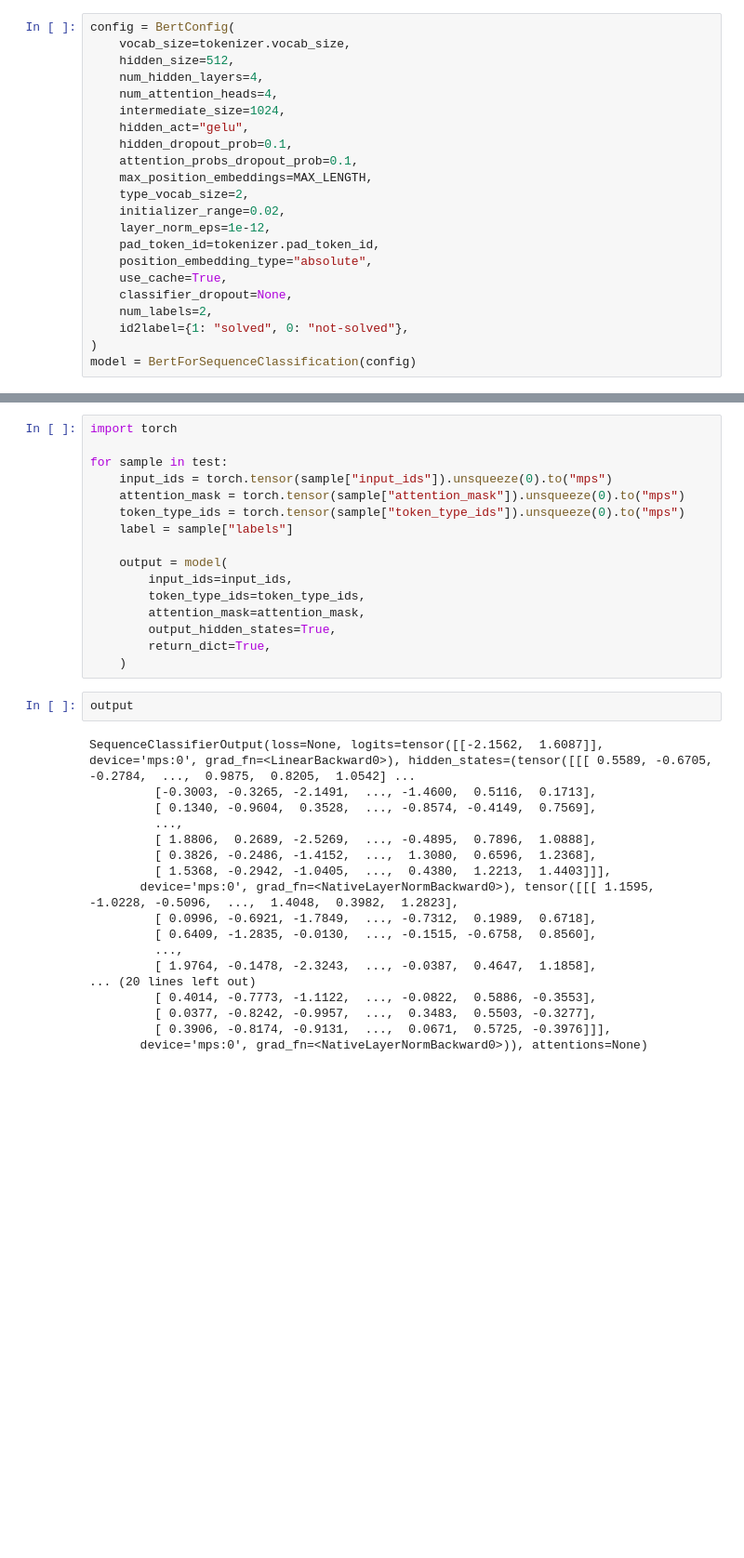
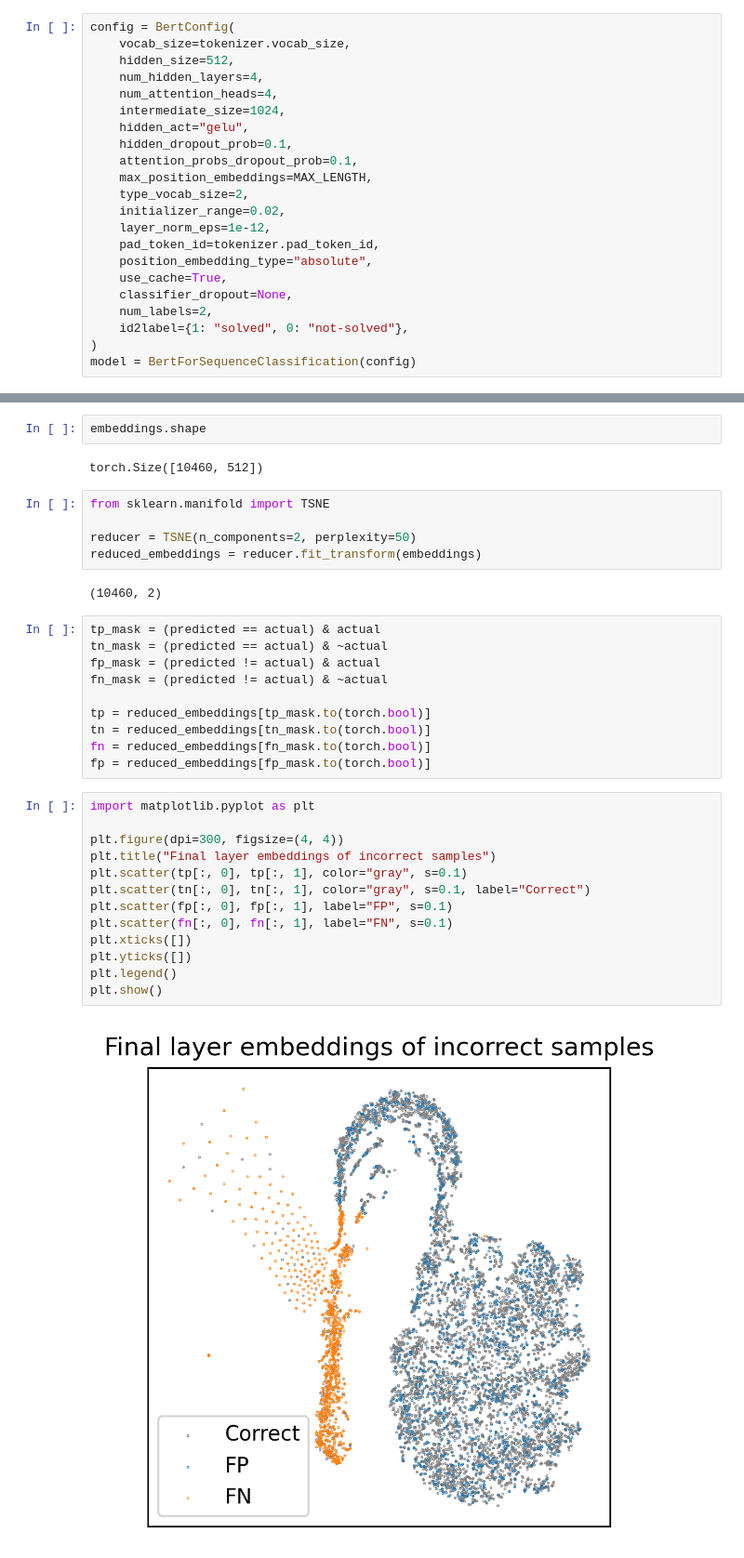
Before and after one commit to Henry-Ash-Williams/AI-rubiks-cube, a Jupyter notebook: notebooks/transformer-is-solved.ipynb, the cells around one changed output, grey strips where cells are left out. Shown at 93% size. Saved outputs shown, nothing was run; the diff lists cells and outputs as text; blank space fills up the shorter version.

```diff
--- a/notebooks/transformer-is-solved.ipynb
+++ b/notebooks/transformer-is-solved.ipynb
@@ -159,36 +154,36 @@ incorrect = test[labels != pred_classes]
+# %%
+embeddings.shape
+# %% [output]
+torch.Size([10460, 512])
 # %%
-import torch
+from sklearn.manifold import TSNE
 
-for sample in test:
-    input_ids = torch.tensor(sample["input_ids"]).unsqueeze(0).to("mps")
-    attention_mask = torch.tensor(sample["attention_mask"]).unsqueeze(0).to("mps")
-    token_type_ids = torch.tensor(sample["token_type_ids"]).unsqueeze(0).to("mps")
-    label = sample["labels"]
-
-    output = model(
-        input_ids=input_ids,
-        token_type_ids=token_type_ids,
-        attention_mask=attention_mask,
-        output_hidden_states=True,
-        return_dict=True,
-    )
+reducer = TSNE(n_components=2, perplexity=50)
+reduced_embeddings = reducer.fit_transform(embeddings)
+# %% [output]
+(10460, 2)
-# %%
-output
-# %% [output]
-SequenceClassifierOutput(loss=None, logits=tensor([[-2.1562,  1.6087]], device='mps:0', grad_fn=<LinearBackward0>), hidden_states=(tensor([[[ 0.5589, -0.6705, -0.2784,  ...,  0.9875,  0.8205,  1.0542] ...
-         [-0.3003, -0.3265, -2.1491,  ..., -1.4600,  0.5116,  0.1713],
-         [ 0.1340, -0.9604,  0.3528,  ..., -0.8574, -0.4149,  0.7569],
-         ...,
-         [ 1.8806,  0.2689, -2.5269,  ..., -0.4895,  0.7896,  1.0888],
-         [ 0.3826, -0.2486, -1.4152,  ...,  1.3080,  0.6596,  1.2368],
-         [ 1.5368, -0.2942, -1.0405,  ...,  0.4380,  1.2213,  1.4403]]],
-       device='mps:0', grad_fn=<NativeLayerNormBackward0>), tensor([[[ 1.1595, -1.0228, -0.5096,  ...,  1.4048,  0.3982,  1.2823],
-         [ 0.0996, -0.6921, -1.7849,  ..., -0.7312,  0.1989,  0.6718],
-         [ 0.6409, -1.2835, -0.0130,  ..., -0.1515, -0.6758,  0.8560],
-         ...,
-         [ 1.9764, -0.1478, -2.3243,  ..., -0.0387,  0.4647,  1.1858],
-... (20 lines left out)
-         [ 0.4014, -0.7773, -1.1122,  ..., -0.0822,  0.5886, -0.3553],
-         [ 0.0377, -0.8242, -0.9957,  ...,  0.3483,  0.5503, -0.3277],
-         [ 0.3906, -0.8174, -0.9131,  ...,  0.0671,  0.5725, -0.3976]]],
-       device='mps:0', grad_fn=<NativeLayerNormBackward0>)), attentions=None)
+# %%
+tp_mask = (predicted == actual) & actual
+tn_mask = (predicted == actual) & ~actual
+fp_mask = (predicted != actual) & actual
+fn_mask = (predicted != actual) & ~actual
+
+tp = reduced_embeddings[tp_mask.to(torch.bool)]
+tn = reduced_embeddings[tn_mask.to(torch.bool)]
+fn = reduced_embeddings[fn_mask.to(torch.bool)]
+fp = reduced_embeddings[fp_mask.to(torch.bool)]
+# %%
+import matplotlib.pyplot as plt
+
+plt.figure(dpi=300, figsize=(4, 4))
+plt.title("Final layer embeddings of incorrect samples")
+plt.scatter(tp[:, 0], tp[:, 1], color="gray", s=0.1)
+plt.scatter(tn[:, 0], tn[:, 1], color="gray", s=0.1, label="Correct")
+plt.scatter(fp[:, 0], fp[:, 1], label="FP", s=0.1)
+plt.scatter(fn[:, 0], fn[:, 1], label="FN", s=0.1)
+plt.xticks([])
+plt.yticks([])
+plt.legend()
+plt.show()
+# %% [output]
+[figure, added]
```
Also changed, not shown: parts of 3 cells of this notebook, 3 other files.
